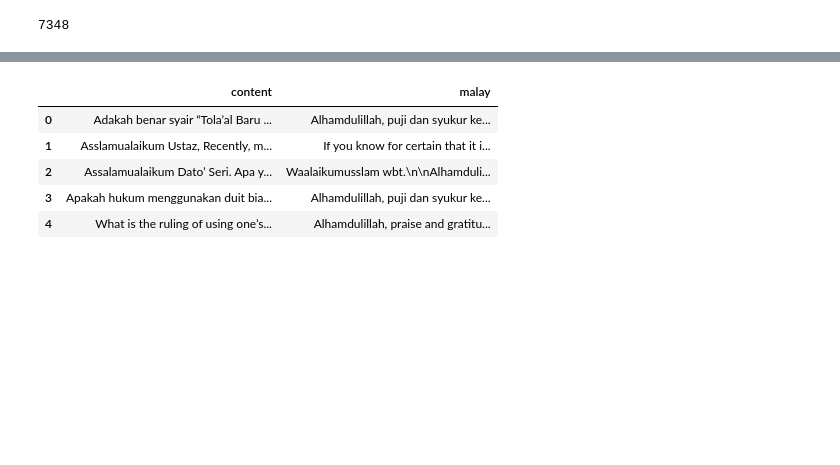
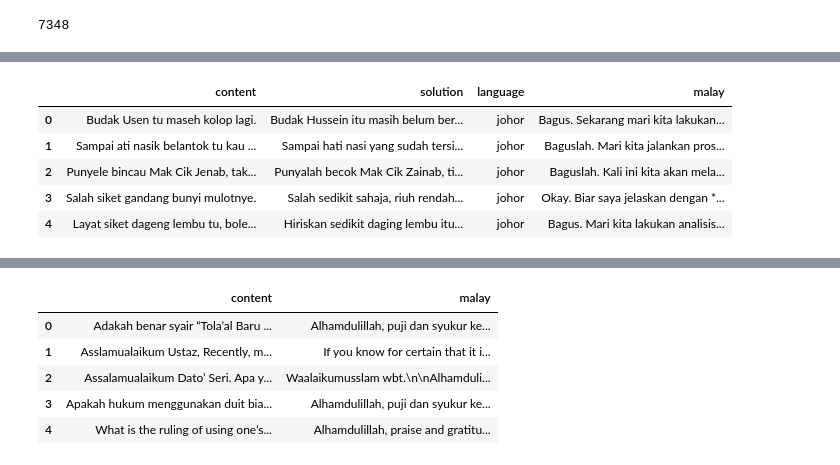
Before and after one commit to mesolitica/malaysian-dataset, a Jupyter notebook: llm-instruction/malaysian-sft/prepare-malaysian-sft-reasoning.ipynb, the cells around one changed output, grey strips where cells are left out. Drawn from its saved outputs; the diff is of its cells as text; code cells hidden in the pictures; blank space fills up the shorter version.

```diff
--- a/llm-instruction/malaysian-sft/prepare-malaysian-sft-reasoning.ipynb
+++ b/llm-instruction/malaysian-sft/prepare-malaysian-sft-reasoning.ipynb
@@ -58,0 +111,10 @@ glob('reasoning/data/*.parquet')
+# %%
+df = pd.read_parquet('dialect_translation_train-00000-of-00001.parquet')
+df.head()
+# %% [output]
+|  | content | solution | language | malay |
+| 0 | Budak Usen tu maseh kolop lagi. | Budak Hussein itu masih belum ber... | johor | Bagus. Sekarang mari kita lakukan... |
+| 1 | Sampai ati nasik belantok tu kau ... | Sampai hati nasi yang sudah tersi... | johor | Baguslah. Mari kita jalankan pros... |
+| 2 | Punyele bincau Mak Cik Jenab, tak... | Punyalah becok Mak Cik Zainab, ti... | johor | Baguslah. Kali ini kita akan mela... |
+| 3 | Salah siket gandang bunyi mulotnye. | Salah sedikit sahaja, riuh rendah... | johor | Okay. Biar saya jelaskan dengan *... |
+| 4 | Layat siket dageng lembu tu, bole... | Hiriskan sedikit daging lembu itu... | johor | Bagus. Mari kita lakukan analisis... |
```
Also changed, not shown: parts of 29 cells of this notebook, 2 other files.
